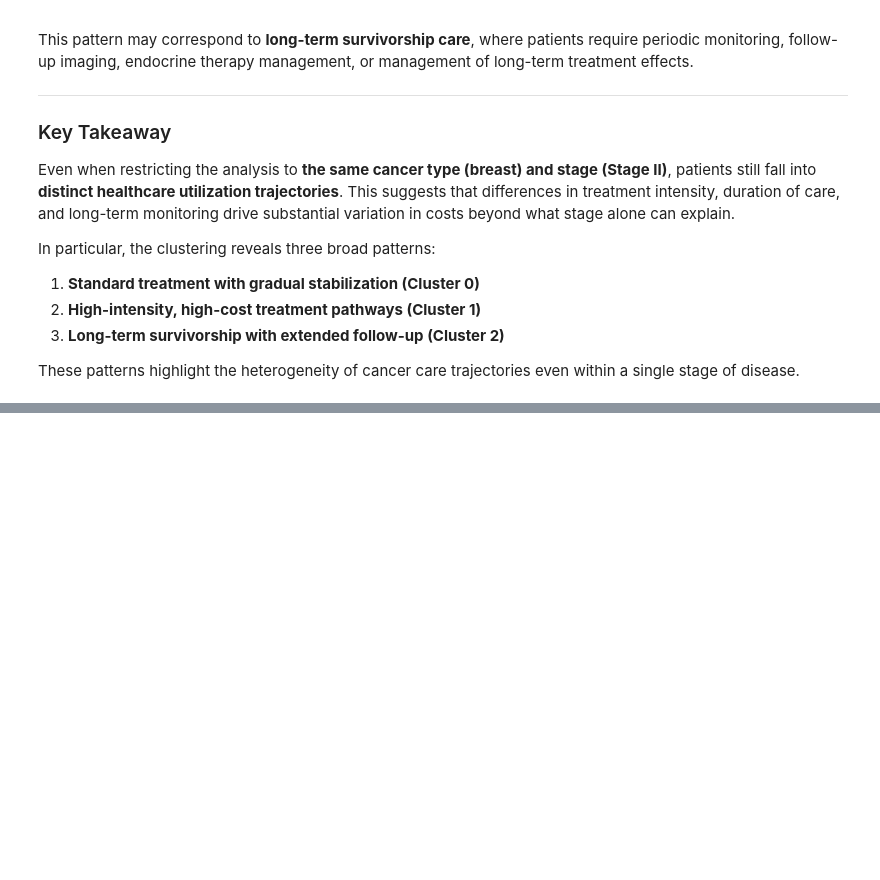
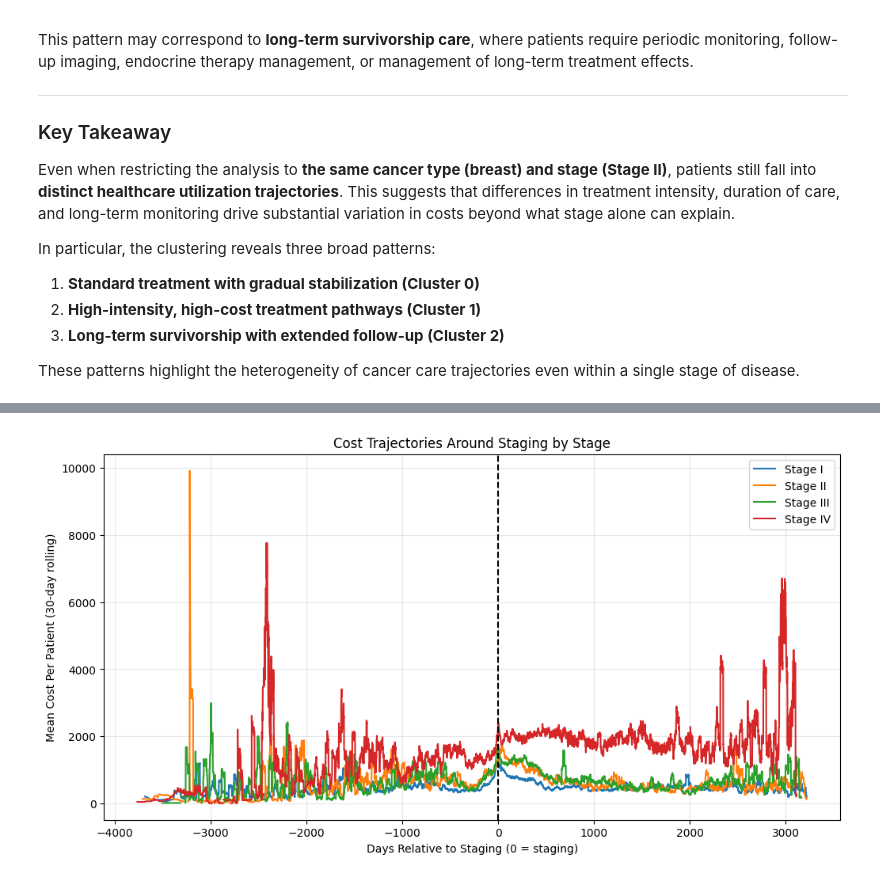
Before and after one commit to lucas-huynh/Cancer-Utilization-Highmark-Health, a Jupyter notebook: time_modeling.ipynb, the cells around one changed output, grey strips where cells are left out. Cells and saved outputs as stored; diff of their text form; code cells hidden in the pictures; blank space fills up the shorter version.

```diff
--- a/time_modeling.ipynb
+++ b/time_modeling.ipynb
@@ -1293,0 +1333,46 @@ These patterns highlight the heterogeneity of cancer care trajectories even with
+# %%
+stage_cost = (
+    claims_merged
+    .groupby(['days_from_stage', 'final_stage_simple'])
+    .agg(
+        total_cost=('c_allowed', 'sum'),
+        unique_members=('member_number', 'nunique')
+    )
+    .reset_index()
+)
+
+stage_cost['cost_per_patient'] = (
+    stage_cost['total_cost'] /
+    stage_cost['unique_members']
+)
+
+pivot = stage_cost.pivot(
+    index='days_from_stage',
+    columns='final_stage_simple',
+    values='cost_per_patient'
+)
+
+pivot = pivot.sort_index()
+
+pivot_rolling = pivot.rolling(30, min_periods=1).mean()
+
+plt.figure(figsize=(12,6))
+
+for stage in pivot_rolling.columns:
+    plt.plot(
+        pivot_rolling.index,
+        pivot_rolling[stage],
+        label=f"Stage {stage}"
+    )
+
+plt.axvline(0, linestyle='--', color='black')
+
+plt.title("Cost Trajectories Around Staging by Stage")
+plt.xlabel("Days Relative to Staging (0 = staging)")
+plt.ylabel("Mean Cost Per Patient (30-day rolling)")
+plt.legend()
+plt.grid(alpha=0.3)
+
+plt.show()
+# %% [output]
+[figure, added]
```
Also changed, not shown: parts of 4 cells of this notebook.
